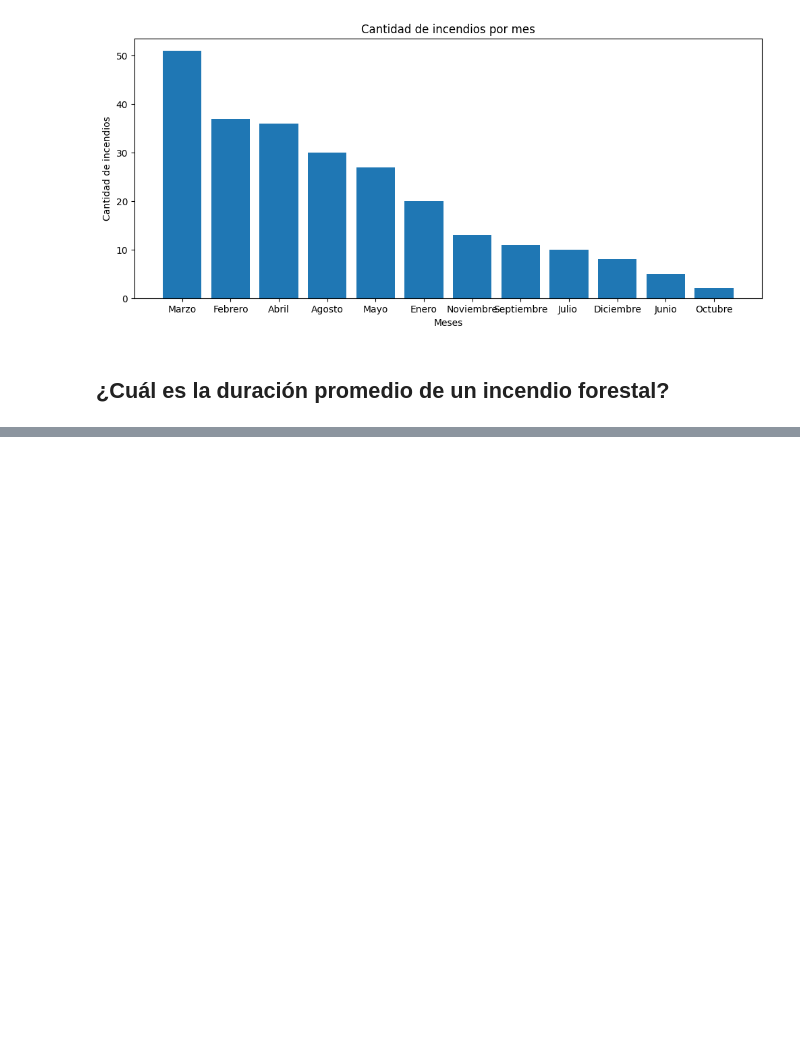
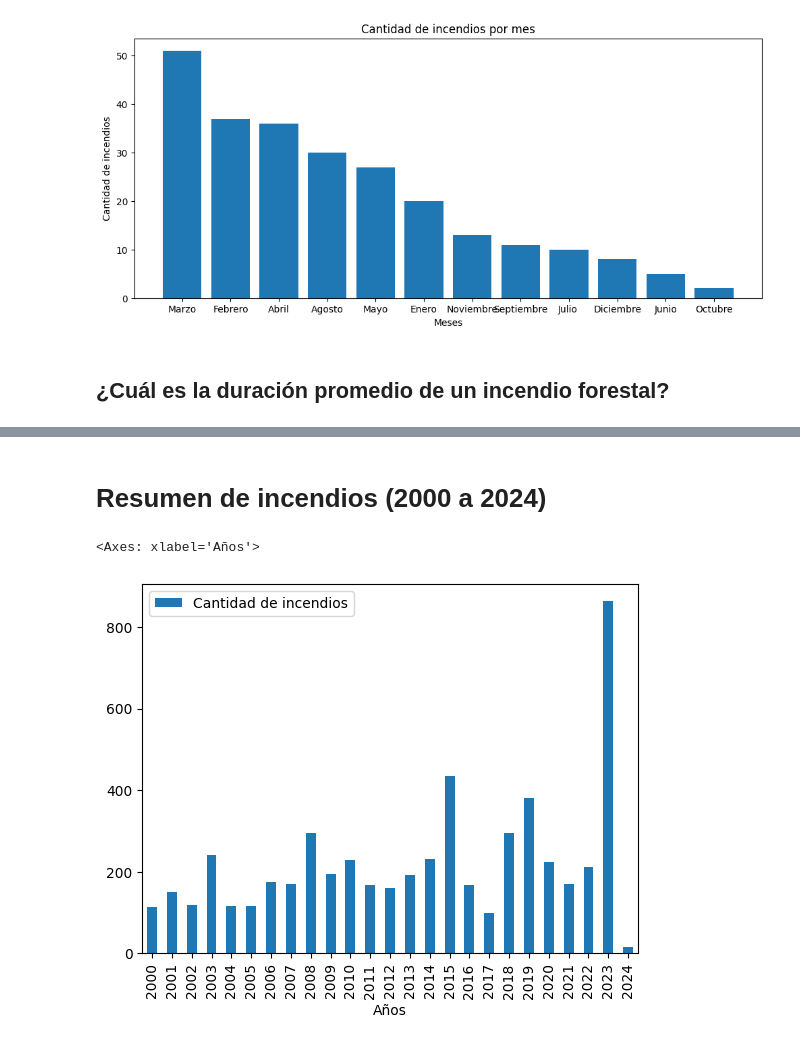
Before and after one commit to Edwinroman30/sic-forest-fire-rd, a Jupyter notebook: main.ipynb, the cells around one changed output, grey strips where cells are left out. Saved outputs shown, nothing was run; the diff lists cells and outputs as text; code cells hidden in the pictures; blank space fills up the shorter version.

```diff
--- a/main.ipynb
+++ b/main.ipynb
@@ -205,0 +346,10 @@ d_prom(data)
+# %% [markdown]
+# Resumen de incendios (2000 a 2024)
+# %%
+incendios_2000_act = pd.read_csv("./data/Incendios-Forestales-Ocurridos-2000-2024-ene.csv")
+incendios_2000_act.set_index("Años")
+
+incendios_2000_act.plot.bar(x="Años", y="Cantidad de incendios")
+# %% [output]
+<Axes: xlabel='Años'>
+[figure, added]
```
Also changed, not shown: parts of 21 cells of this notebook.
